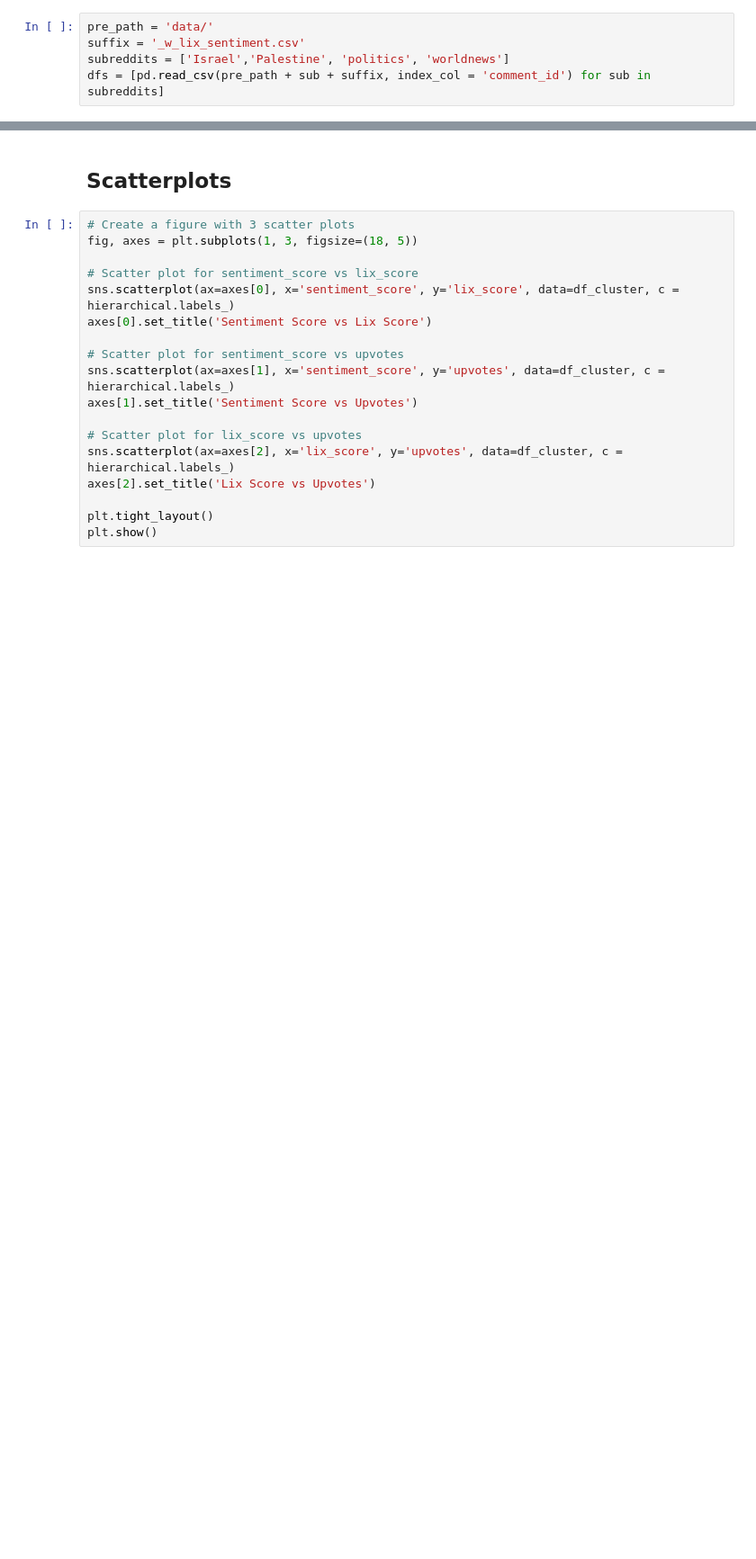
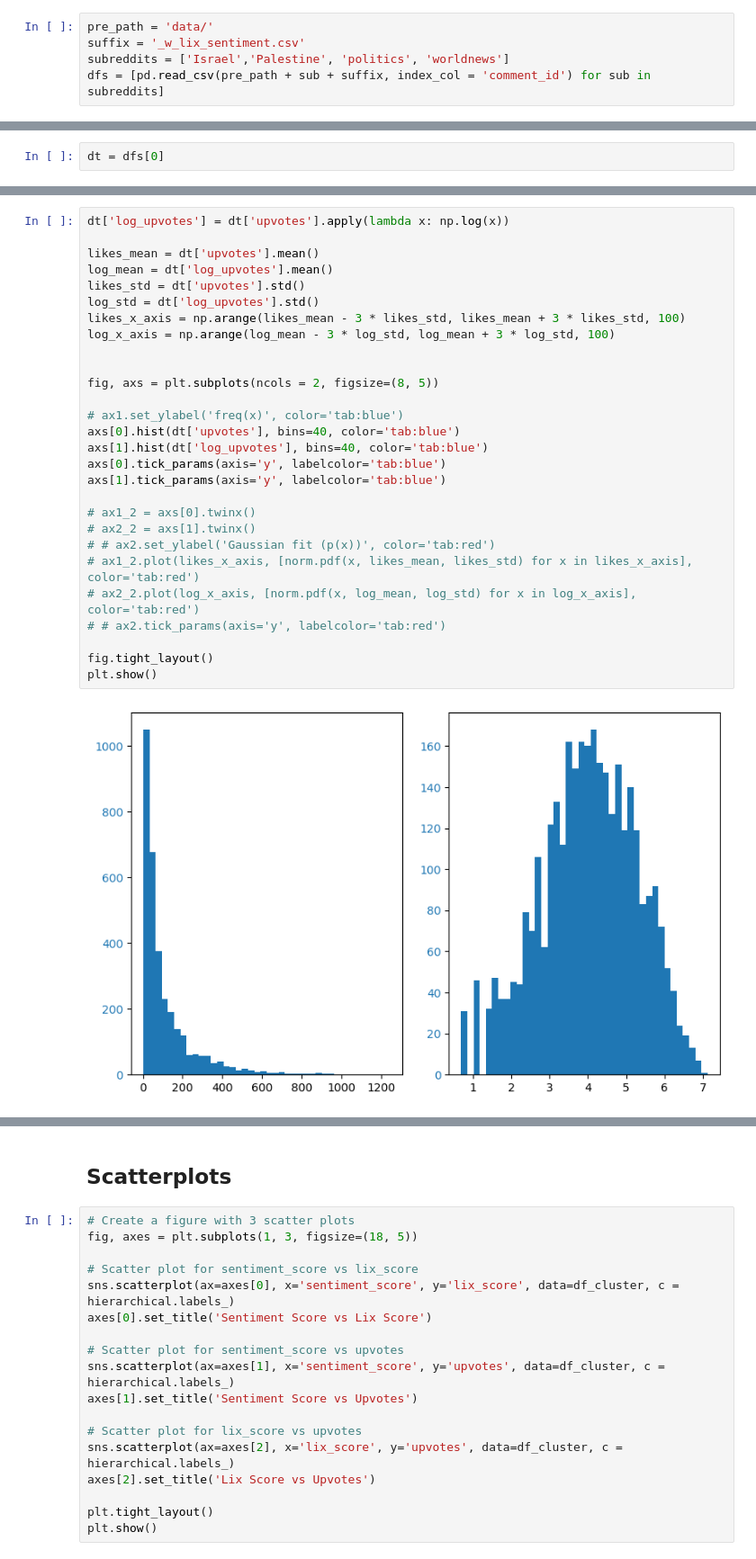
Before and after one commit to danielries/comptoolsproject, a Jupyter notebook: clustering.ipynb, the cells around one changed output, grey strips where cells are left out. Shown at 90% size. Cells and saved outputs as stored; diff of their text form; blank space fills up the shorter version.

Commit message:
Visualizations in data_processing and WIP in clustering

```diff
--- a/clustering.ipynb
+++ b/clustering.ipynb
@@ -74,0 +60,2 @@ dt.head(2)
+# %%
+dt = dfs[0]
@@ -74,0 +73,30 @@ dt.head(2)
+# %%
+dt['log_upvotes'] = dt['upvotes'].apply(lambda x: np.log(x))
+
+likes_mean = dt['upvotes'].mean()
+log_mean = dt['log_upvotes'].mean()
+likes_std = dt['upvotes'].std()
+log_std = dt['log_upvotes'].std()
+likes_x_axis = np.arange(likes_mean - 3 * likes_std, likes_mean + 3 * likes_std, 100)
+log_x_axis = np.arange(log_mean - 3 * log_std, log_mean + 3 * log_std, 100)
+
+
+fig, axs = plt.subplots(ncols = 2, figsize=(8, 5))
+
+# ax1.set_ylabel('freq(x)', color='tab:blue')
+axs[0].hist(dt['upvotes'], bins=40, color='tab:blue')
+axs[1].hist(dt['log_upvotes'], bins=40, color='tab:blue')
+axs[0].tick_params(axis='y', labelcolor='tab:blue')
+axs[1].tick_params(axis='y', labelcolor='tab:blue')
+
+# ax1_2 = axs[0].twinx()
+# ax2_2 = axs[1].twinx()
+# # ax2.set_ylabel('Gaussian fit (p(x))', color='tab:red')
+# ax1_2.plot(likes_x_axis, [norm.pdf(x, likes_mean, likes_std) for x in likes_x_axis], color='tab:red')
+# ax2_2.plot(log_x_axis, [norm.pdf(x, log_mean, log_std) for x in log_x_axis], color='tab:red')
+# # ax2.tick_params(axis='y', labelcolor='tab:red')
+
+fig.tight_layout()
+plt.show()
+# %% [output]
+[figure, added]
```
Also changed, not shown: parts of 7 cells of this notebook, 1 other file.
